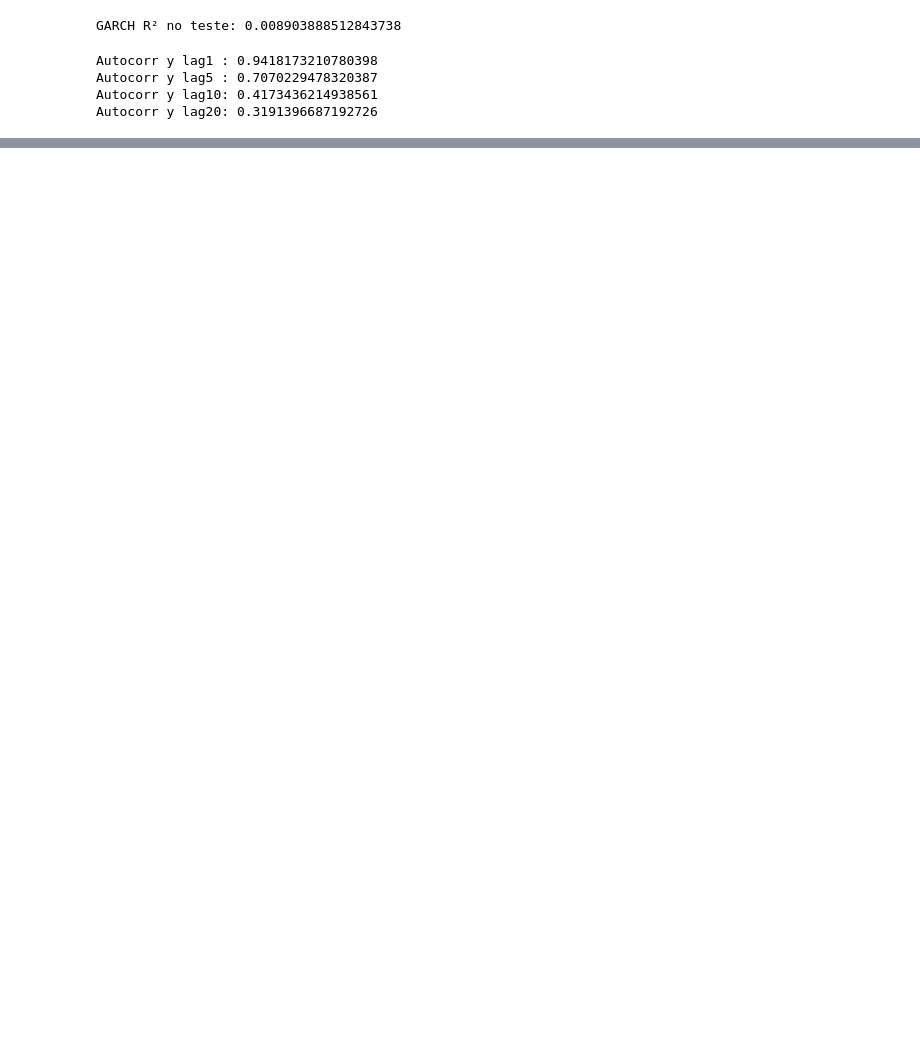
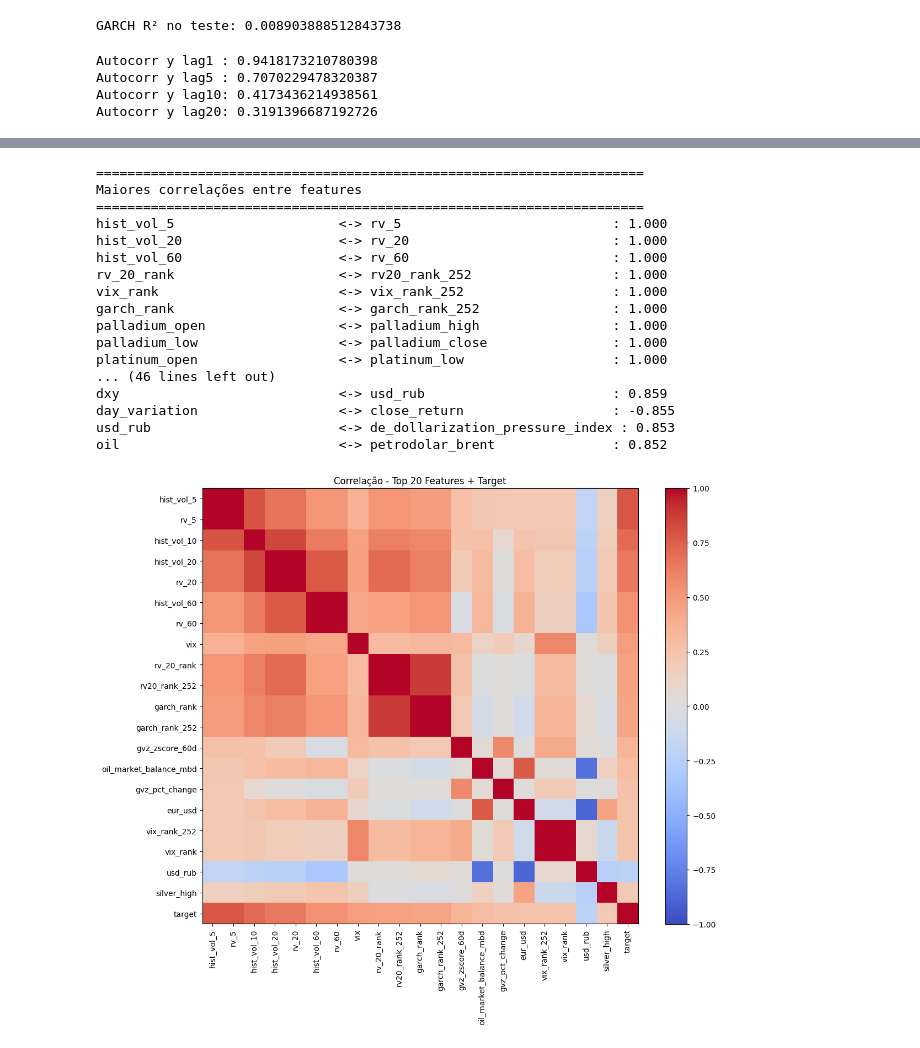
Before and after one commit to JoseEdSouza/gold-forecast, a Jupyter notebook: gold/cnn.ipynb, the cells around one changed output, grey strips where cells are left out. Saved outputs shown, nothing was run; the diff lists cells and outputs as text; code cells hidden in the pictures; blank space fills up the shorter version.

```diff
--- a/gold/cnn.ipynb
+++ b/gold/cnn.ipynb
@@ -1065,0 +1157,77 @@ Autocorr y lag20: 0.3191396687192726
+# %%
+# ======================================================
+# 2. Correlação entre features
+# ======================================================
+feature_corr = X.corr(numeric_only=True)
+
+print("\n")
+print("="*70)
+print("Maiores correlações entre features")
+print("="*70)
+
+threshold = 0.85
+
+pairs = []
+
+for i in range(len(feature_corr.columns)):
+    for j in range(i + 1, len(feature_corr.columns)):
+        c = feature_corr.iloc[i, j]
+        if abs(c) >= threshold:
+            pairs.append((
+                feature_corr.columns[i],
+                feature_corr.columns[j],
+                c
+            ))
+
+pairs = sorted(pairs, key=lambda x: abs(x[2]), reverse=True)
+
+if len(pairs) == 0:
+    print(f"Nenhuma correlação acima de {threshold}.")
+else:
+    for f1, f2, c in pairs:
+        print(f"{f1:30s} <-> {f2:30s} : {c:.3f}")
+
+# ======================================================
+# 3. Heatmap das 20 features mais correlacionadas
+# ======================================================
+top_features = corr_target.abs().head(20).index.tolist()
+
+corr_top = corr_df[top_features + ["target"]].corr()
+
+plt.figure(figsize=(12,10))
+plt.imshow(corr_top, cmap="coolwarm", vmin=-1, vmax=1)
+plt.colorbar()
+
+plt.xticks(
+    range(len(corr_top.columns)),
+    corr_top.columns,
+    rotation=90
+)
+
+plt.yticks(
+    range(len(corr_top.columns)),
+    corr_top.columns
+)
+
+plt.title("Correlação - Top 20 Features + Target")
+plt.tight_layout()
+plt.show()
+# %% [output]
+======================================================================
+Maiores correlações entre features
+======================================================================
+hist_vol_5                     <-> rv_5                           : 1.000
+hist_vol_20                    <-> rv_20                          : 1.000
+hist_vol_60                    <-> rv_60                          : 1.000
+rv_20_rank                     <-> rv20_rank_252                  : 1.000
+vix_rank                       <-> vix_rank_252                   : 1.000
+garch_rank                     <-> garch_rank_252                 : 1.000
+palladium_open                 <-> palladium_high                 : 1.000
+palladium_low                  <-> palladium_close                : 1.000
+platinum_open                  <-> platinum_low                   : 1.000
+... (46 lines left out)
+dxy                            <-> usd_rub                        : 0.859
+day_variation                  <-> close_return                   : -0.855
+usd_rub                        <-> de_dollarization_pressure_index : 0.853
+oil                            <-> petrodolar_brent               : 0.852
+[figure, added]
```
Also changed, not shown: parts of 21 cells of this notebook, 4 other files.
